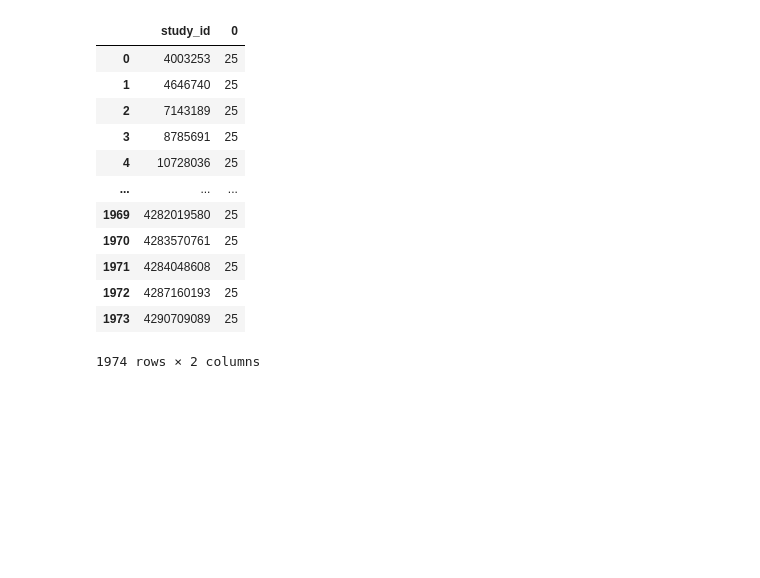
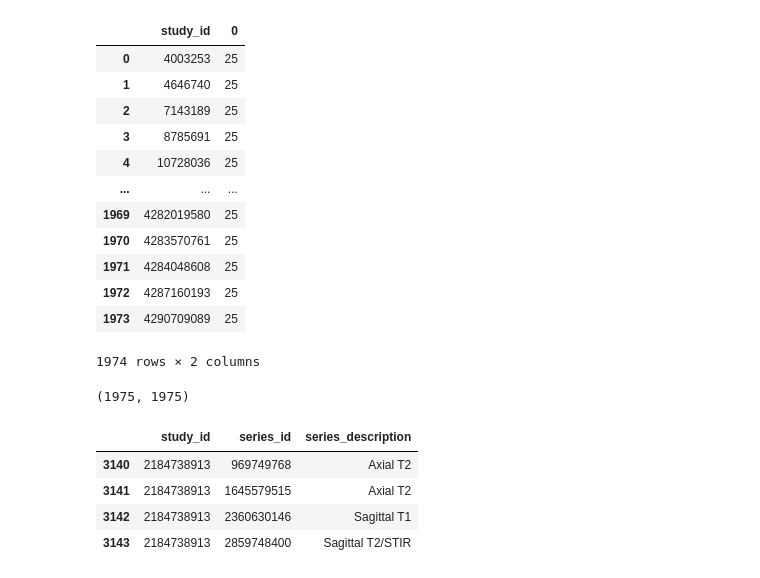
Before and after one commit to mkurtys/rsnaspine, a Jupyter notebook: explore.ipynb, the cells around one changed output. Drawn from its saved outputs; the diff is of its cells as text; code cells hidden in the pictures; blank space fills up the shorter version.

```diff
--- a/explore.ipynb
+++ b/explore.ipynb
@@ -637,3 +637,15 @@ coordinates.head()
 | 1972 | 4287160193 | 25 |
 | 1973 | 4290709089 | 25 |
 1974 rows × 2 columns
+# %%
+len(train["study_id"].unique()), len(descriptions["study_id"].unique())
+# %% [output]
+(1975, 1975)
+# %%
+descriptions.query("study_id==2184738913")
+# %% [output]
+|  | study_id | series_id | series_description |
+| 3140 | 2184738913 | 969749768 | Axial T2 |
+| 3141 | 2184738913 | 1645579515 | Axial T2 |
+| 3142 | 2184738913 | 2360630146 | Sagittal T1 |
+| 3143 | 2184738913 | 2859748400 | Sagittal T2/STIR |
```
Also changed, not shown: parts of 1 cell of this notebook, 6 other files.
